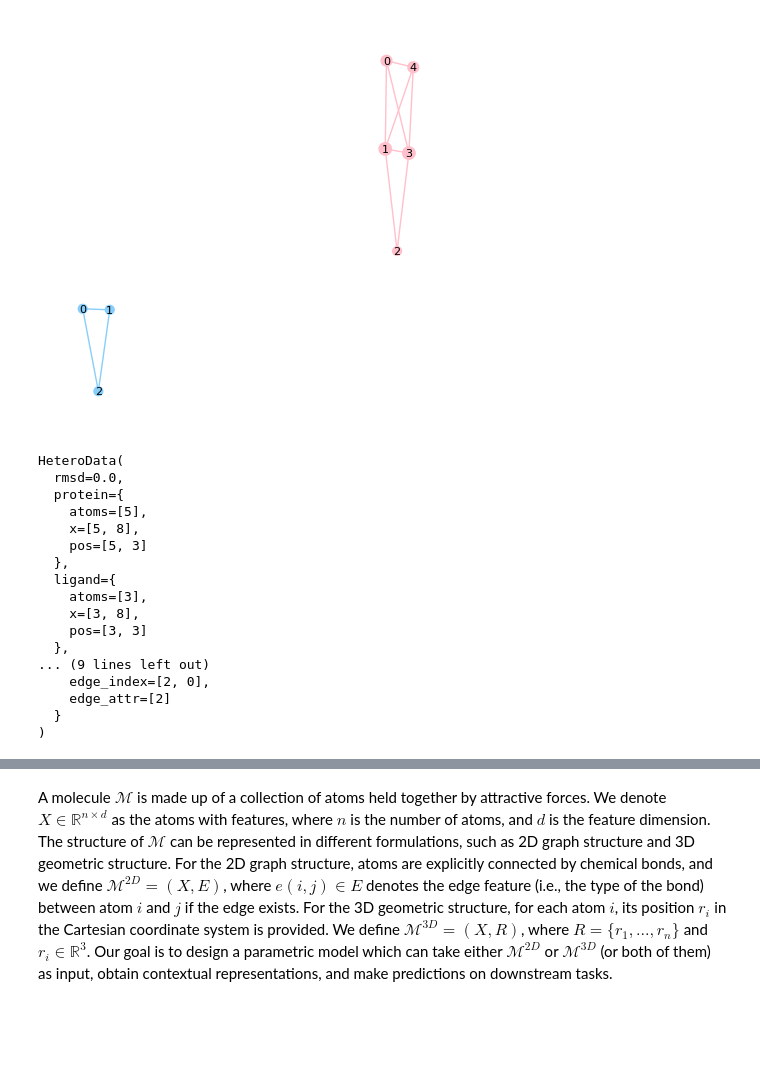
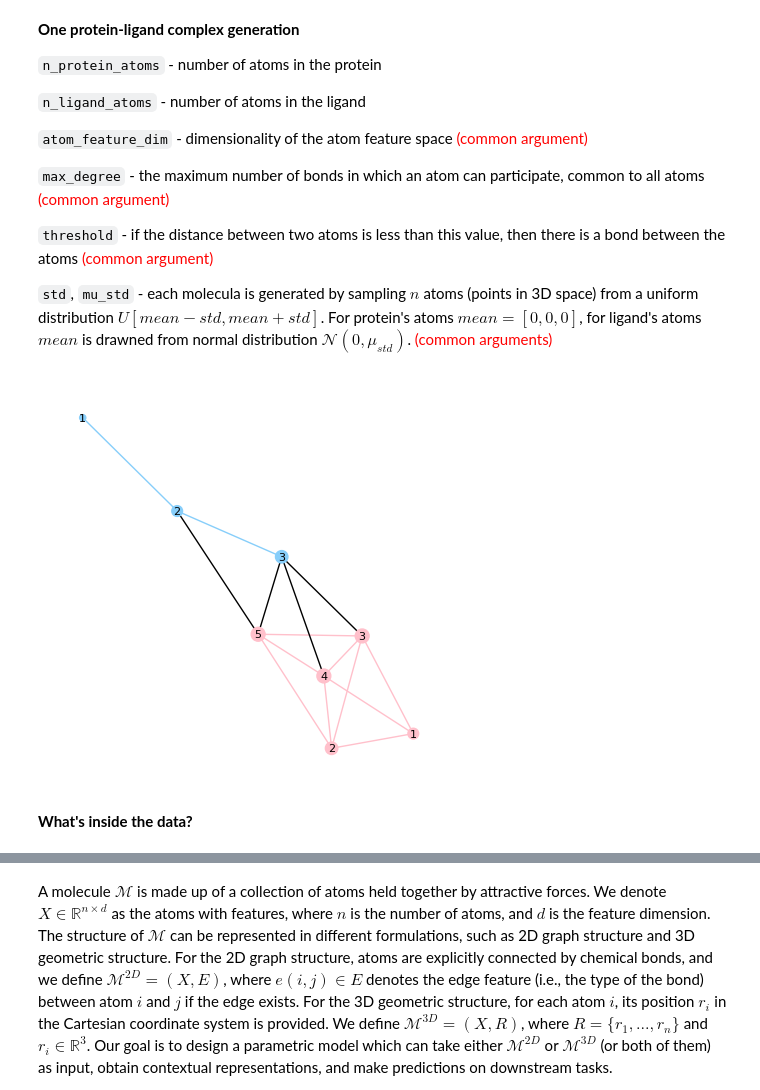
Before and after one commit to anabatsh/IndustrialImmersion, a Jupyter notebook: main/main.ipynb, the cells around one changed output, grey strips where cells are left out. Saved outputs shown, nothing was run; the diff lists cells and outputs as text; code cells hidden in the pictures; blank space fills up the shorter version.

```diff
--- a/main/main.ipynb
+++ b/main/main.ipynb
@@ -6,23 +12,34 @@ from my_functions import *
+# %% [markdown]
+**One protein-ligand complex generation**
+
+`n_protein_atoms` - number of atoms in the protein
+
+`n_ligand_atoms` - number of atoms in the ligand
+
+`atom_feature_dim` - dimensionality of the atom feature space <font color='red'>(common argument)</font>
+
+`max_degree` - the maximum number of bonds in which an atom can participate, common to all atoms <font color='red'>(common argument)</font>
+
+`threshold` - if the distance between two atoms is less than this value, then there is a bond between the atoms <font color='red'>(common argument)</font>
+
+`std`, `mu_std` - each molecula is generated by sampling $n$ atoms (points in 3D space) from a uniform distribution $U[mean-std, mean+std]$. For protein's atoms $mean = [0, 0, 0]$, for ligand's atoms $mean$ is drawned from normal distribution $\mathcal{N}(0, \mu_{std})$. <font color='red'>(common arguments)</font>
+# %%
+# common arguments
+atom_feature_dim = 8
+max_degree = 5
+threshold = 1.8
+std=1.0
+mu_std=2.0
 # %%
-data = generate_complex(5, 3, 8, 3, threshold=1.8, mu_std=2.5)
-show_complex_networx(data, 'pos')
-data
+data = generate_complex(
+    n_protein_atoms=5,
+    n_ligand_atoms=3,
+    atom_feature_dim=atom_feature_dim,
+    max_degree=max_degree,
+    threshold=threshold,
+    std=std,
+    mu_std=mu_std
+)
+show_complex(data, 'pos')
 # %% [output]
-[figure, old version]
+[figure, new version]
-HeteroData(
-  rmsd=0.0,
-  protein={
-    atoms=[5],
-    x=[5, 8],
-    pos=[5, 3]
-  },
-  ligand={
-    atoms=[3],
-    x=[3, 8],
-    pos=[3, 3]
-  },
-... (9 lines left out)
-    edge_index=[2, 0],
-    edge_attr=[2]
-  }
-)
@@ -30,0 +46,2 @@ dataset = ProteinLigandComplexes()
+# %% [markdown]
+**What's inside the data?**
```
Also changed, not shown: parts of 28 cells of this notebook, 5 other files.
